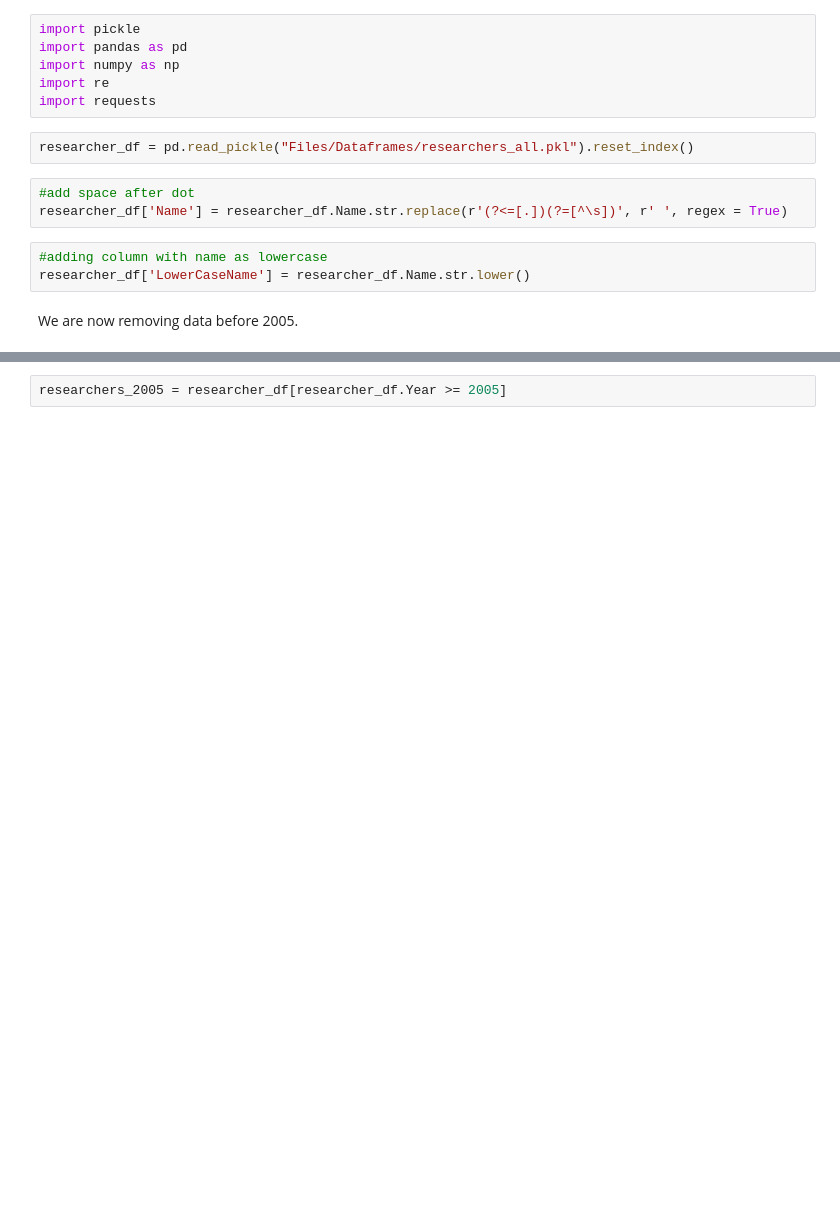
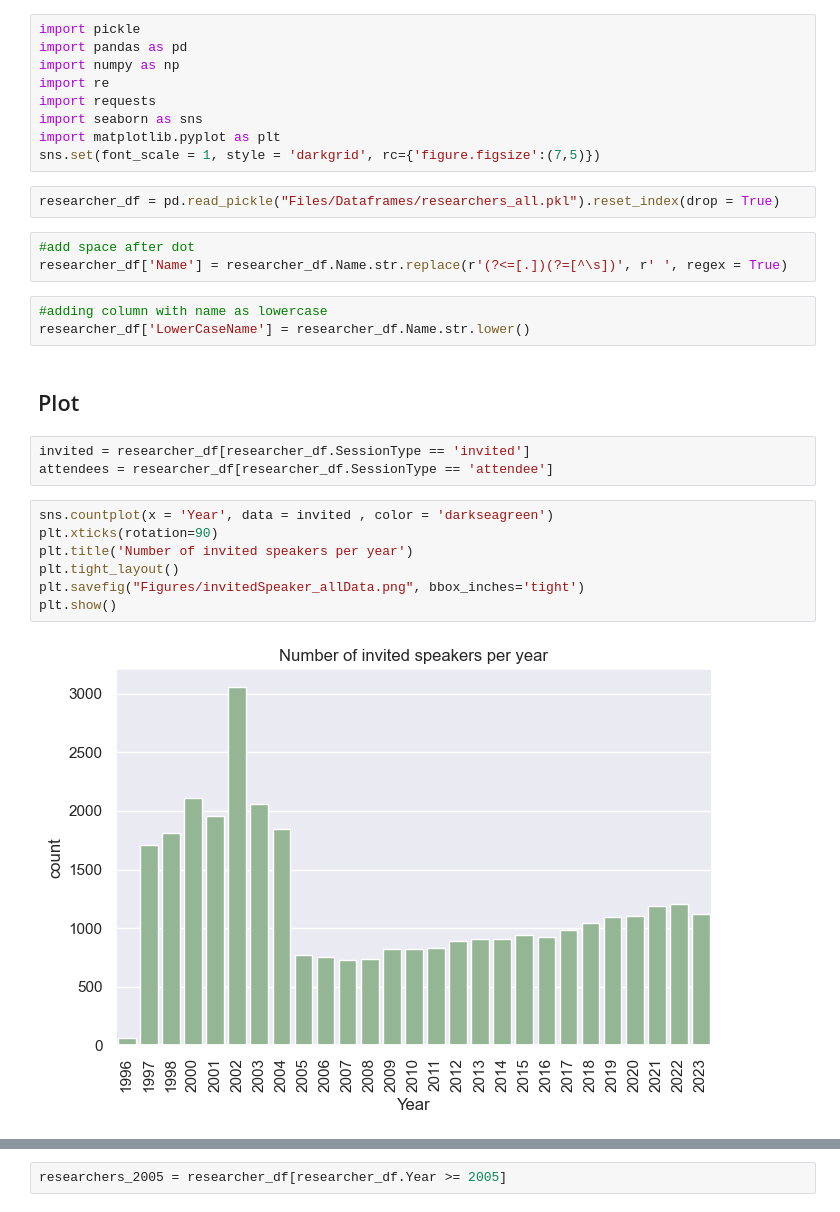
Before and after one commit to EllenWM/Evolution-of-Gender-Diversity-in-Physics-Conferences, a Jupyter notebook: Cleaning.ipynb, the cells around one changed output, grey strips where cells are left out. Cells and saved outputs as stored; diff of their text form; blank space fills up the shorter version.

```diff
--- a/Cleaning.ipynb
+++ b/Cleaning.ipynb
@@ -4,13 +4,28 @@ import pandas as pd
 import numpy as np
 import re
 import requests
+import seaborn as sns
+import matplotlib.pyplot as plt
+sns.set(font_scale = 1, style = 'darkgrid', rc={'figure.figsize':(7,5)})
 # %%
-researcher_df = pd.read_pickle("Files/Dataframes/researchers_all.pkl").reset_index()
+researcher_df = pd.read_pickle("Files/Dataframes/researchers_all.pkl").reset_index(drop = True)
 # %%
 #add space after dot
 researcher_df['Name'] = researcher_df.Name.str.replace(r'(?<=[.])(?=[^\s])', r' ', regex = True)
 # %%
 #adding column with name as lowercase
 researcher_df['LowerCaseName'] = researcher_df.Name.str.lower()
-# %% [markdown]
-We are now removing data before 2005.
+# %% [markdown]
+## Plot
+# %%
+invited = researcher_df[researcher_df.SessionType == 'invited']
+attendees = researcher_df[researcher_df.SessionType == 'attendee']
+# %%
+sns.countplot(x = 'Year', data = invited , color = 'darkseagreen')
+plt.xticks(rotation=90)
+plt.title('Number of invited speakers per year')
+plt.tight_layout()
+plt.savefig("Figures/invitedSpeaker_allData.png", bbox_inches='tight')
+plt.show()
+# %% [output]
+[figure, added]
```
Also changed, not shown: parts of 3 cells of this notebook, 5 other files.
